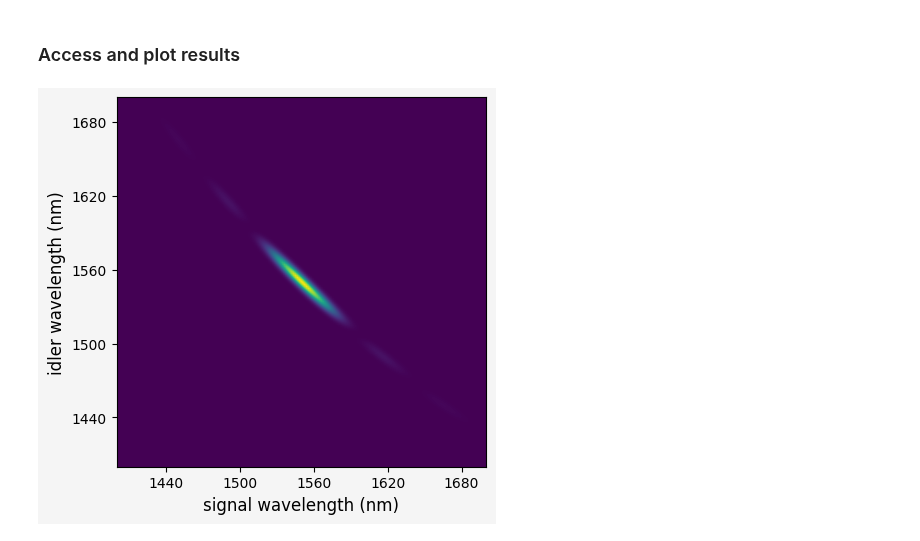
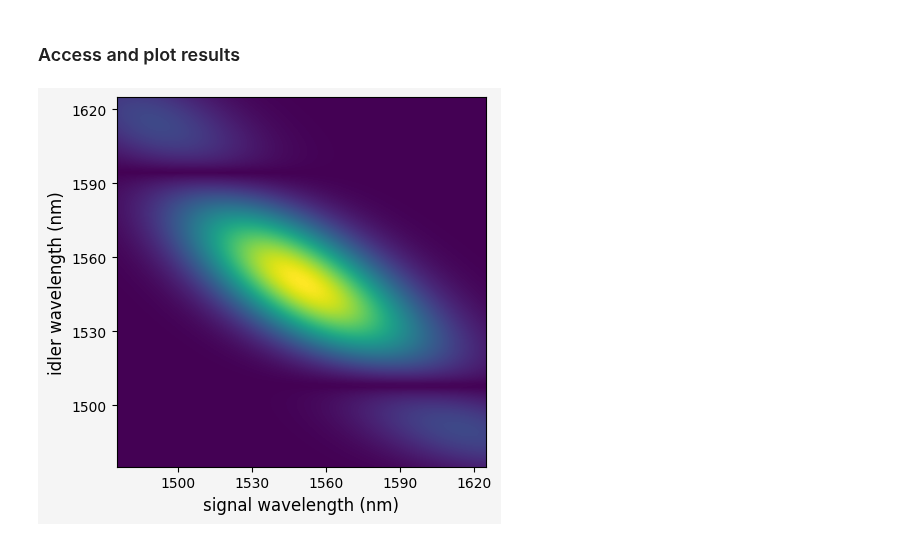
Before and after one commit to nicosieber/PhotonPairLab, a Jupyter notebook: demo.ipynb, the cells around one changed output. Cells and saved outputs as stored; diff of their text form; code cells hidden in the pictures.

```diff
--- a/demo.ipynb
+++ b/demo.ipynb
@@ -129,7 +168,7 @@ from photonpairlab.spdc.simulation import SPDC_Simulation
 
 # Initialize laser parameters
 wavelength_pump = 775e-9
-bandwidth = 2.35e-9
+bandwidth = 10e-9
 laser = CWLaser(wavelength_pump,bandwidth_wavelength=bandwidth)
 
 length = 2e-3 # Crystal length (in meters)
@@ -141,20 +180,21 @@ crystal.generate_poling(resolution=5)
 wavelength_signal = 1550e-9
 wavelength_idler = 1550e-9
 
+
 # Find the optimal phase matching angle
 #crystal.find_phase_matching_angle(laser, wavelength_signal, wavelength_idler)
 #print(crystal.compute_delta_K(laser, wavelength_signal, wavelength_idler))
 
 # Create and run the simulation
 simulation = SPDC_Simulation(crystal, laser, wavelength_signal=wavelength_signal, wavelength_idler=wavelength_idler)
-results = simulation.run_simulation(steps=200, dev=150)
+results = simulation.run_simulation(steps=100, dev=75)
 # %% [markdown]
 ### Access and plot results
 # %%
 from photonpairlab.spdc import SPDC_Plotter
 from matplotlib import cm
 
 plotter = SPDC_Plotter(results)
-fig, ax = plotter.plot_result(key="JSI", color_map=cm.viridis)
+fig, ax = plotter.plot_result(key="JSA", color_map=cm.viridis)
 # %% [output]
-[figure, old version]
+[figure, new version]
```
Also changed, not shown: parts of 11 cells of this notebook, 6 other files.
